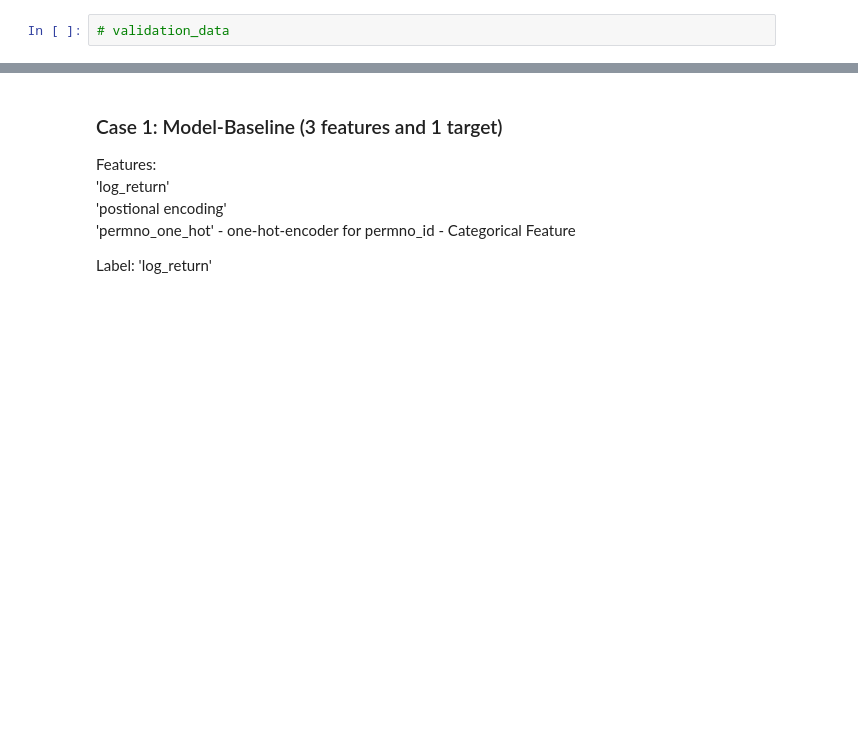
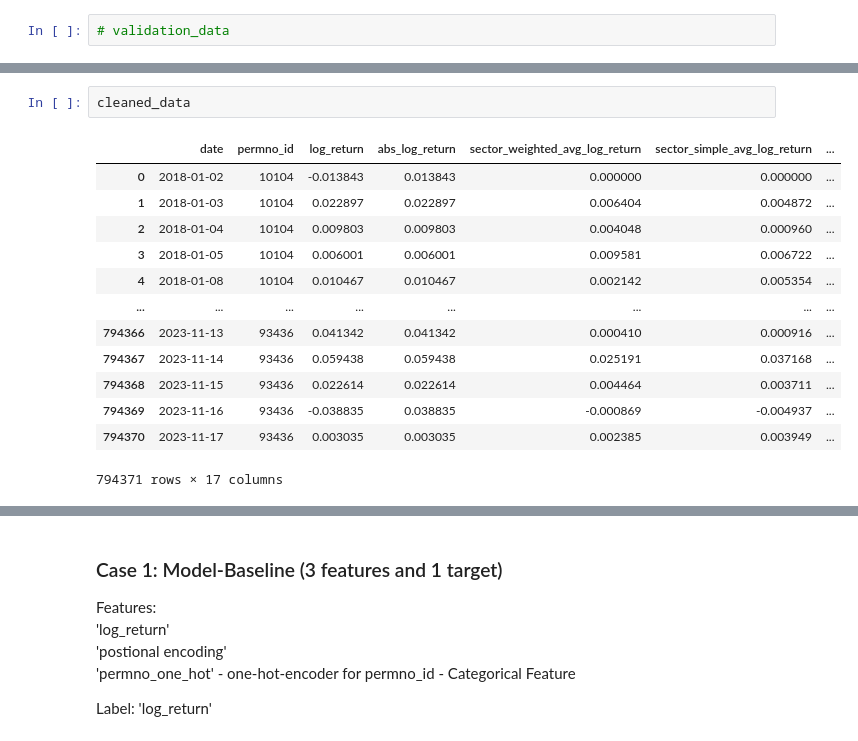
Before and after one commit to Shuo-Wang-UCBerkeley/VIP, a Jupyter notebook: src/shuo/Embedding-S&P_Step_1.ipynb, the cells around one changed output, grey strips where cells are left out. Drawn from its saved outputs; the diff is of its cells as text; blank space fills up the shorter version.

```diff
--- a/src/shuo/Embedding-S&P_Step_1.ipynb
+++ b/src/shuo/Embedding-S&P_Step_1.ipynb
@@ -283,0 +299,16 @@ dtype: int64
+# %%
+cleaned_data
+# %% [output]
+|  | date | permno_id | log_return | abs_log_return | sector_weighted_avg_log_return | sector_simple_avg_log_return | ... |
+| 0 | 2018-01-02 | 10104 | -0.013843 | 0.013843 | 0.000000 | 0.000000 | ... |
+| 1 | 2018-01-03 | 10104 | 0.022897 | 0.022897 | 0.006404 | 0.004872 | ... |
+| 2 | 2018-01-04 | 10104 | 0.009803 | 0.009803 | 0.004048 | 0.000960 | ... |
+| 3 | 2018-01-05 | 10104 | 0.006001 | 0.006001 | 0.009581 | 0.006722 | ... |
+| 4 | 2018-01-08 | 10104 | 0.010467 | 0.010467 | 0.002142 | 0.005354 | ... |
+| ... | ... | ... | ... | ... | ... | ... | ... |
+| 794366 | 2023-11-13 | 93436 | 0.041342 | 0.041342 | 0.000410 | 0.000916 | ... |
+| 794367 | 2023-11-14 | 93436 | 0.059438 | 0.059438 | 0.025191 | 0.037168 | ... |
+| 794368 | 2023-11-15 | 93436 | 0.022614 | 0.022614 | 0.004464 | 0.003711 | ... |
+| 794369 | 2023-11-16 | 93436 | -0.038835 | 0.038835 | -0.000869 | -0.004937 | ... |
+| 794370 | 2023-11-17 | 93436 | 0.003035 | 0.003035 | 0.002385 | 0.003949 | ... |
+794371 rows × 17 columns
```
Also changed, not shown: parts of 32 cells of this notebook.
